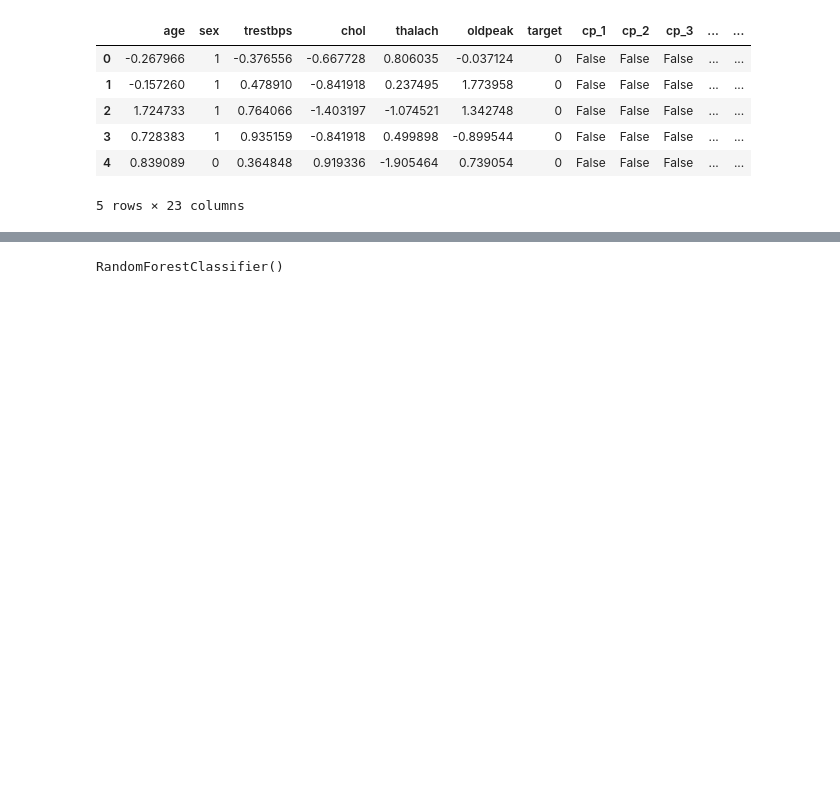
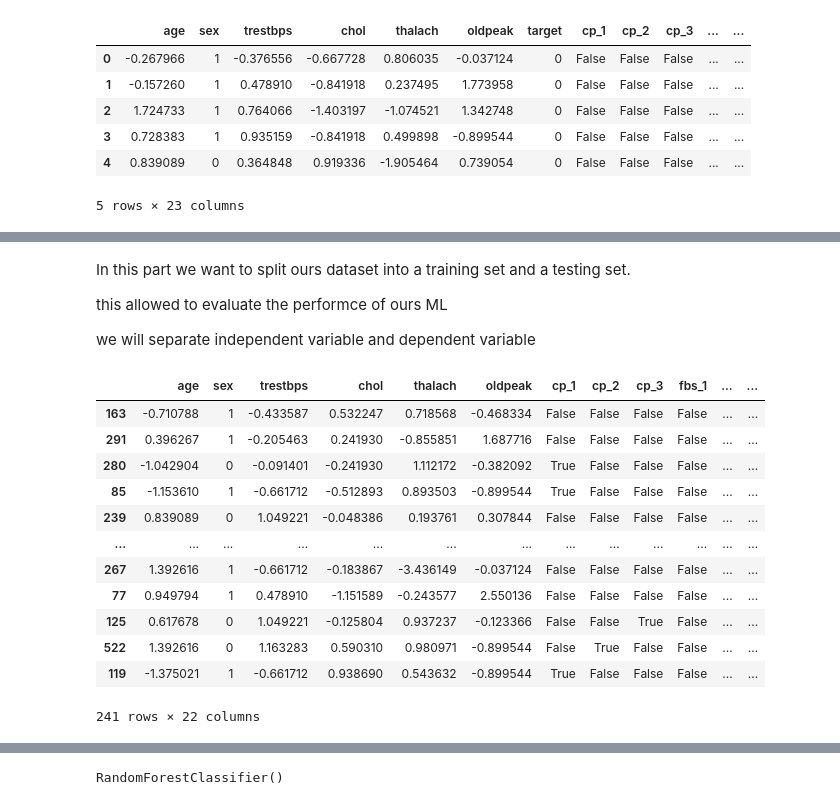
Before and after one commit to ZoungranaAlimata/Heart_disease_prediction-ML-, a Jupyter notebook: ML project.ipynb, the cells around one changed output, grey strips where cells are left out. Saved outputs shown, nothing was run; the diff lists cells and outputs as text; code cells hidden in the pictures; blank space fills up the shorter version.

```diff
--- a/ML project.ipynb
+++ b/ML project.ipynb
@@ -205,0 +206,12 @@ data.head()
+# %% [markdown]
+In this part we want to split ours dataset into a training set and a testing set.
+
+this allowed to evaluate the performce of ours ML
+
+we will separate independent variable and dependent variable
+# %%
+# dependent variable
+x = data.drop('target', axis=1)
+# %%
+# target variable
+y = data['target']
@@ -205,0 +220,19 @@ data.head()
+# %%
+# two set .train and test
+x_train,x_test,y_train,y_test = train_test_split(x,y,test_size =0.2,random_state= 42)
+# %%
+x_train
+# %% [output]
+|  | age | sex | trestbps | chol | thalach | oldpeak | cp_1 | cp_2 | cp_3 | fbs_1 | ... | ... |
+| 163 | -0.710788 | 1 | -0.433587 | 0.532247 | 0.718568 | -0.468334 | False | False | False | False | ... | ... |
+| 291 | 0.396267 | 1 | -0.205463 | 0.241930 | -0.855851 | 1.687716 | False | False | False | False | ... | ... |
+| 280 | -1.042904 | 0 | -0.091401 | -0.241930 | 1.112172 | -0.382092 | True | False | False | False | ... | ... |
+| 85 | -1.153610 | 1 | -0.661712 | -0.512893 | 0.893503 | -0.899544 | True | False | False | False | ... | ... |
+| 239 | 0.839089 | 0 | 1.049221 | -0.048386 | 0.193761 | 0.307844 | False | False | False | False | ... | ... |
+| ... | ... | ... | ... | ... | ... | ... | ... | ... | ... | ... | ... | ... |
+| 267 | 1.392616 | 1 | -0.661712 | -0.183867 | -3.436149 | -0.037124 | False | False | False | False | ... | ... |
+| 77 | 0.949794 | 1 | 0.478910 | -1.151589 | -0.243577 | 2.550136 | False | False | False | False | ... | ... |
+| 125 | 0.617678 | 0 | 1.049221 | -0.125804 | 0.937237 | -0.123366 | False | False | True | False | ... | ... |
+| 522 | 1.392616 | 0 | 1.163283 | 0.590310 | 0.980971 | -0.899544 | False | True | False | False | ... | ... |
+| 119 | -1.375021 | 1 | -0.661712 | 0.938690 | 0.543632 | -0.899544 | True | False | False | False | ... | ... |
+241 rows × 22 columns
```
Also changed, not shown: parts of 6 cells of this notebook.
